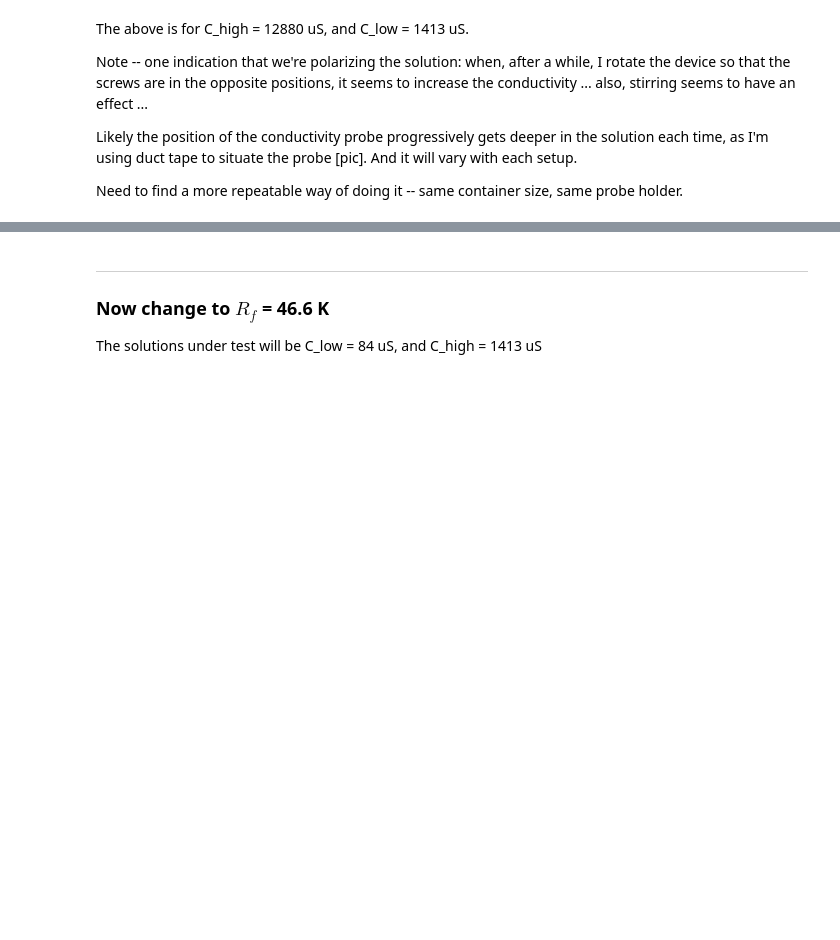
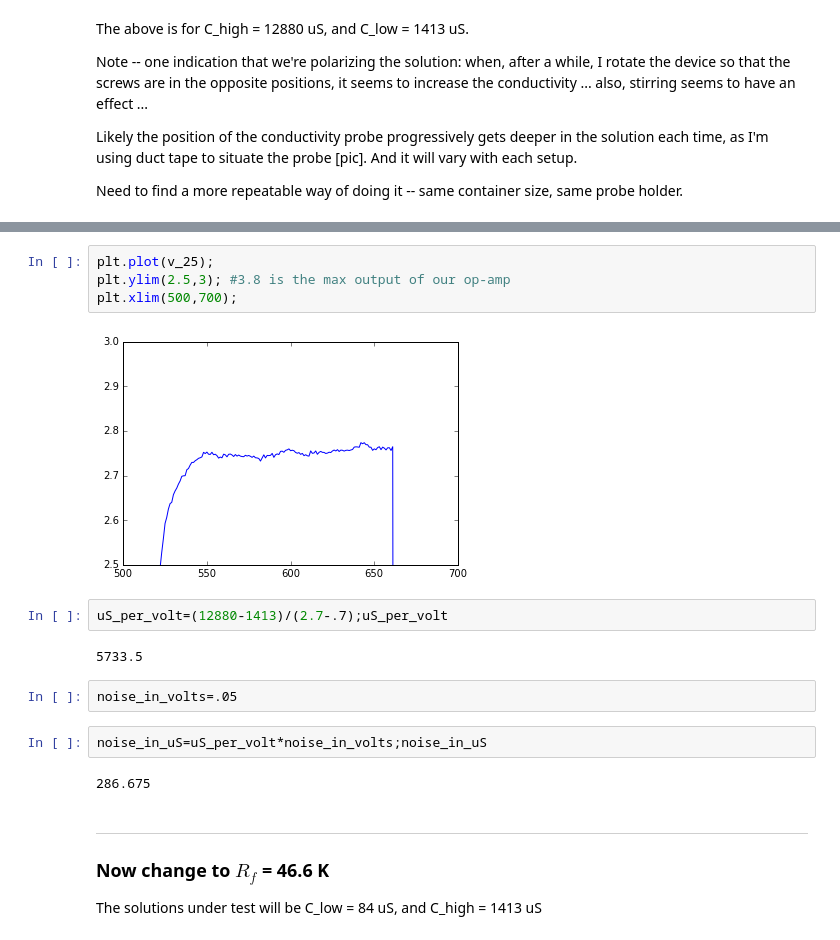
Before and after one commit to koson/conductivity-research, a Jupyter notebook: index.ipynb, the cells around one changed output, grey strips where cells are left out. Drawn from its saved outputs; the diff is of its cells as text; blank space fills up the shorter version.

```diff
--- a/index.ipynb
+++ b/index.ipynb
@@ -818,3 +824,19 @@ Need to find a more repeatable way of doing it -- same container size, same prob
+# %%
+plt.plot(v_25);
+plt.ylim(2.5,3); #3.8 is the max output of our op-amp
+plt.xlim(500,700);
+# %% [output]
+[figure, added]
+# %%
+uS_per_volt=(12880-1413)/(2.7-.7);uS_per_volt
+# %% [output]
+5733.5
+# %%
+noise_in_volts=.05
+# %%
+noise_in_uS=uS_per_volt*noise_in_volts;noise_in_uS
+# %% [output]
+286.675
 # %% [markdown]
 ----
 
```
Also changed, not shown: parts of 10 cells of this notebook, 3 other files.
